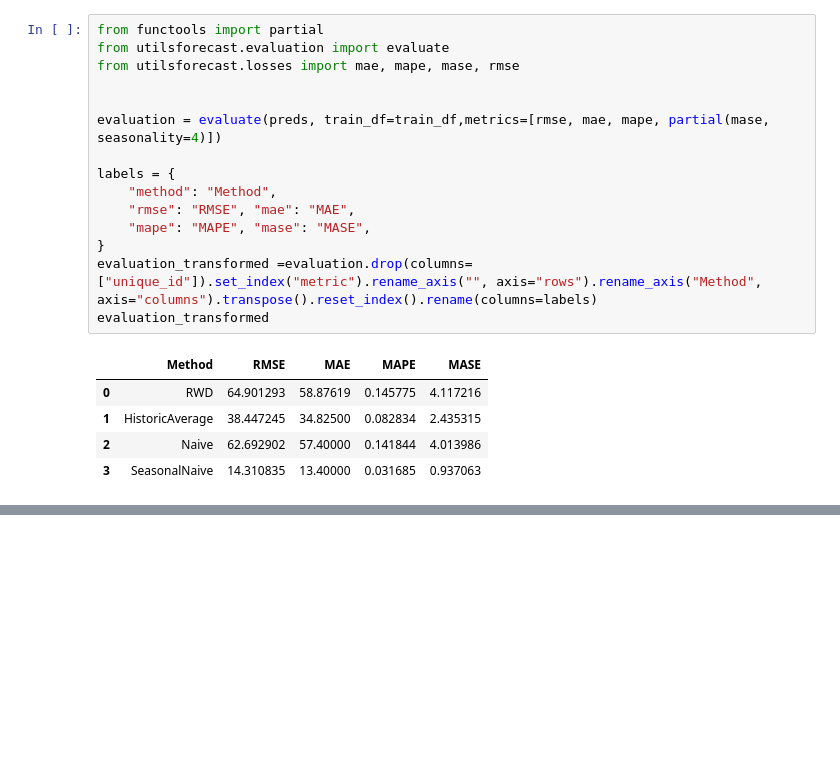
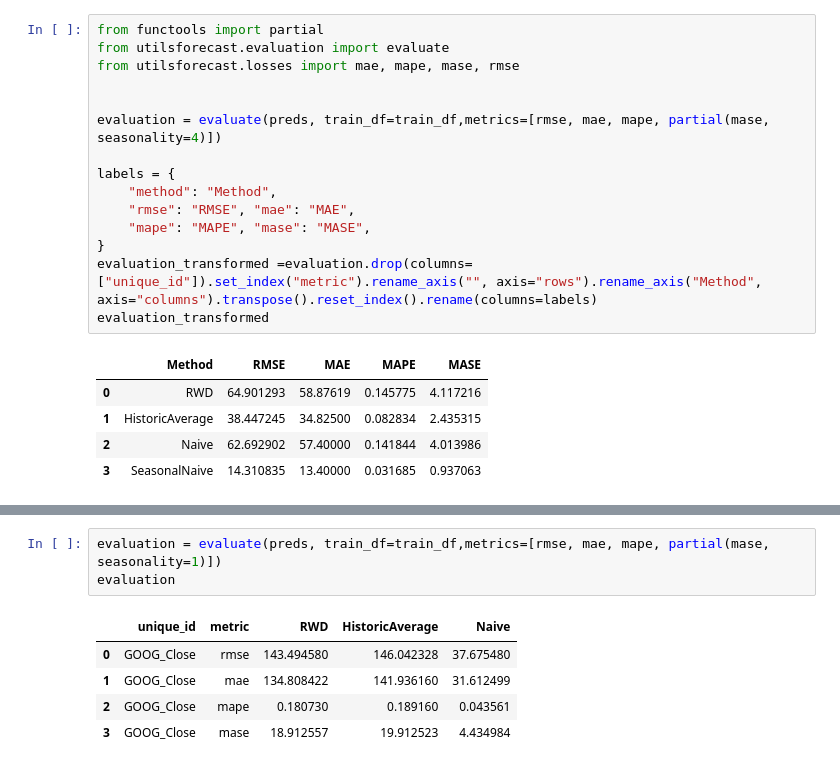
Before and after one commit to Minajamfum/forecasting, a Jupyter notebook: chapter5.ipynb, the cells around one changed output, grey strips where cells are left out. Saved outputs shown, nothing was run; the diff lists cells and outputs as text; blank space fills up the shorter version.

```diff
--- a/chapter5.ipynb
+++ b/chapter5.ipynb
@@ -828,0 +824,9 @@ plot_series(train_df, preds,
+# %%
+evaluation = evaluate(preds, train_df=train_df,metrics=[rmse, mae, mape, partial(mase, seasonality=1)])
+evaluation
+# %% [output]
+|  | unique_id | metric | RWD | HistoricAverage | Naive |
+| 0 | GOOG_Close | rmse | 143.494580 | 146.042328 | 37.675480 |
+| 1 | GOOG_Close | mae | 134.808422 | 141.936160 | 31.612499 |
+| 2 | GOOG_Close | mape | 0.180730 | 0.189160 | 0.043561 |
+| 3 | GOOG_Close | mase | 18.912557 | 19.912523 | 4.434984 |
```
Also changed, not shown: parts of 2 cells of this notebook.
